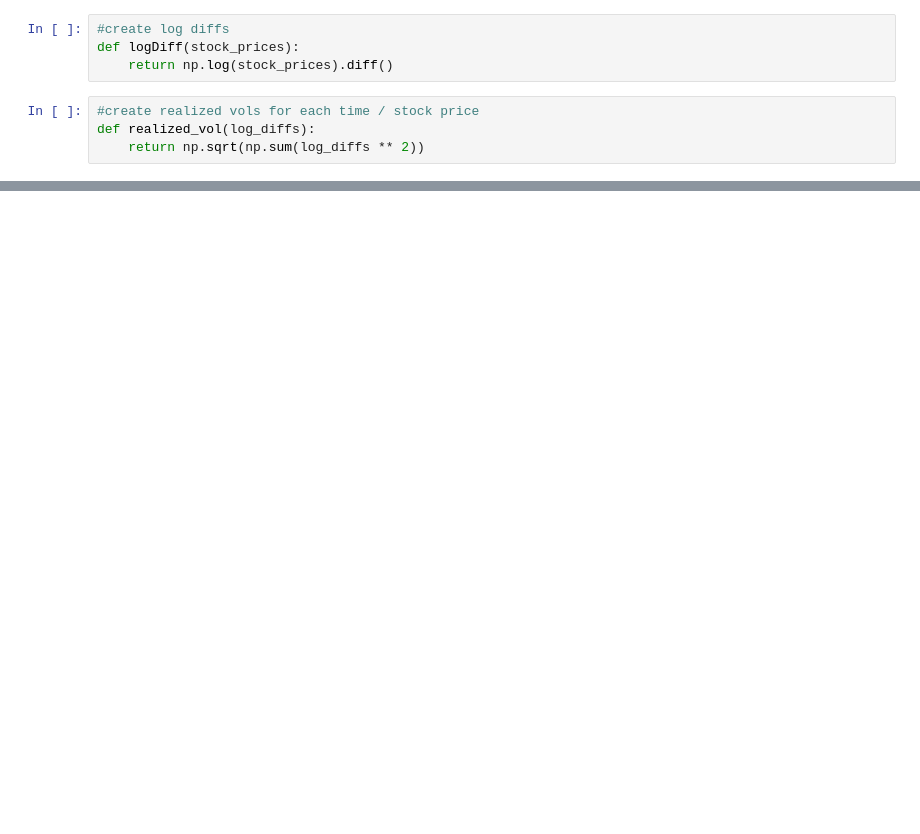
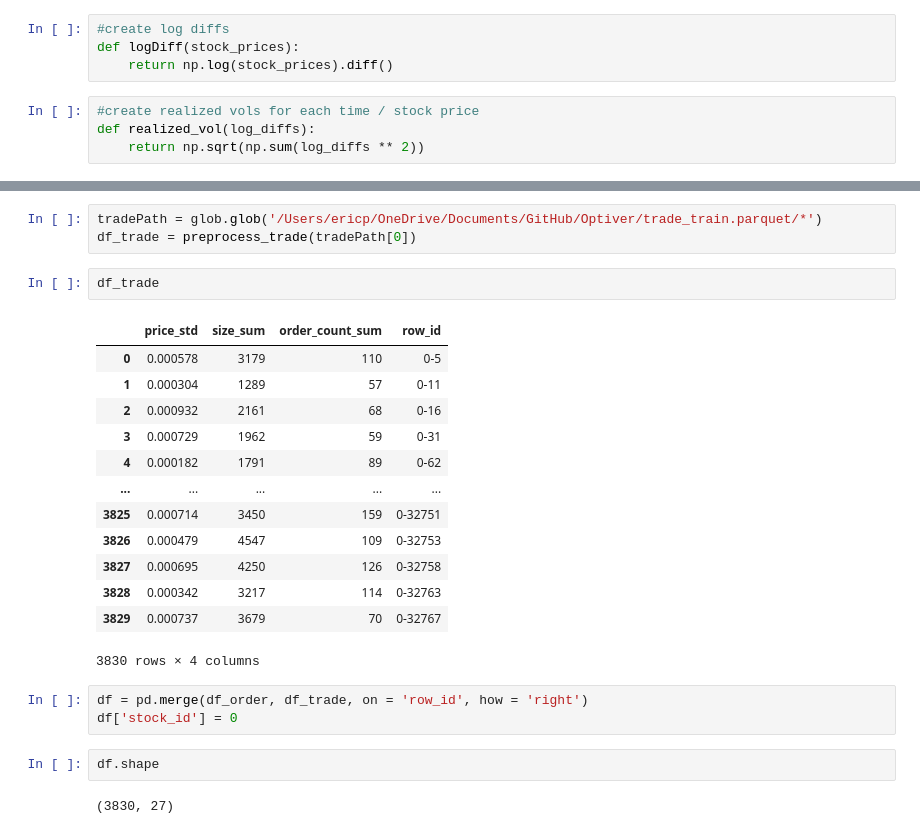
Before and after one commit to EricPPeterson/Optiver, a Jupyter notebook: OptiverGarch.ipynb, the cells around one changed output, grey strips where cells are left out. Saved outputs shown, nothing was run; the diff lists cells and outputs as text; blank space fills up the shorter version.

```diff
--- a/OptiverGarch.ipynb
+++ b/OptiverGarch.ipynb
@@ -113,3 +170,29 @@ df = preprocess(orderPath[0], 'target')
+# %%
+tradePath = glob.glob('/Users/ericp/OneDrive/Documents/GitHub/Optiver/trade_train.parquet/*')
+df_trade = preprocess_trade(tradePath[0])
+# %%
+df_trade
+# %% [output]
+|  | price_std | size_sum | order_count_sum | row_id |
+| 0 | 0.000578 | 3179 | 110 | 0-5 |
+| 1 | 0.000304 | 1289 | 57 | 0-11 |
+| 2 | 0.000932 | 2161 | 68 | 0-16 |
+| 3 | 0.000729 | 1962 | 59 | 0-31 |
+| 4 | 0.000182 | 1791 | 89 | 0-62 |
+| ... | ... | ... | ... | ... |
+| 3825 | 0.000714 | 3450 | 159 | 0-32751 |
+| 3826 | 0.000479 | 4547 | 109 | 0-32753 |
+| 3827 | 0.000695 | 4250 | 126 | 0-32758 |
+| 3828 | 0.000342 | 3217 | 114 | 0-32763 |
+| 3829 | 0.000737 | 3679 | 70 | 0-32767 |
+3830 rows × 4 columns
+# %%
+df = pd.merge(df_order, df_trade, on = 'row_id', how = 'right')
+df['stock_id'] = 0
+# %%
+df.shape
+# %% [output]
+(3830, 27)
 # %%
 df.head()
 # %% [output]
```
Also changed, not shown: parts of 13 cells of this notebook.
